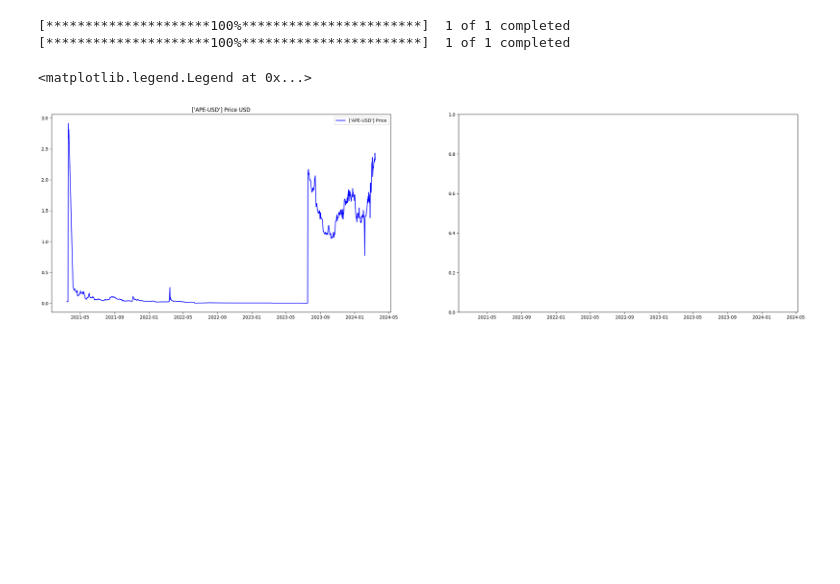
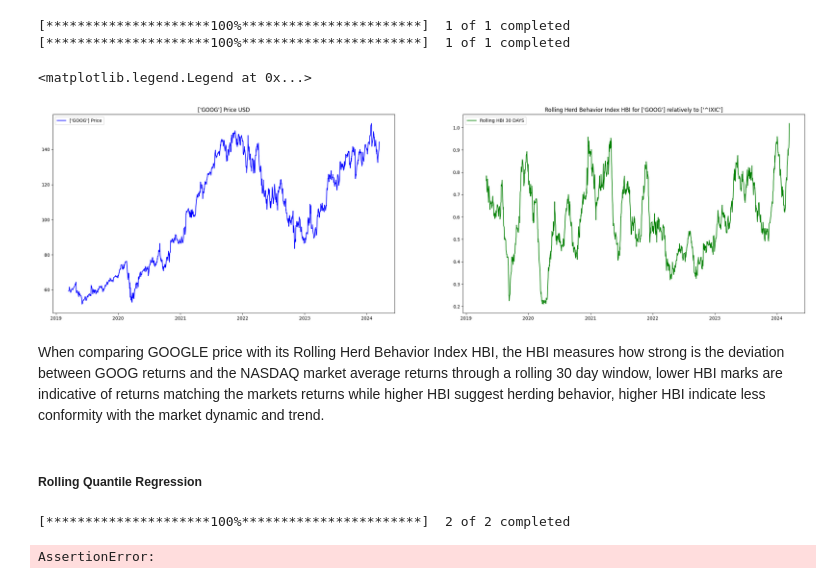
Before and after one commit to HoussamZak/herding_detection_investing, a Jupyter notebook: herding_behavior_idx.ipynb, the cells around one changed output. Cells and saved outputs as stored; diff of their text form; code cells hidden in the pictures; blank space fills up the shorter version.

Commit message:
started to RQR

```diff
--- a/herding_behavior_idx.ipynb
+++ b/herding_behavior_idx.ipynb
@@ -21,27 +21,32 @@ from datetime import date
 from dateutil.relativedelta import relativedelta
 # %%
 #-- Input Assets and Market index of choice according to yahooFinance naming system.
+
 #-- For crypto we must compare with the only benchmark index BTC-USD price
-asset = ['APE-USD']
-market = ['BTC-USD']
+# asset = ['LTC-USD']
+# benchmark = ['BTC-USD']
+
+#-- Whereas for a stock like GOOGLE the benchmark is its market NASDAQ ^IXIC
+asset = ['GOOG']
+benchmark = ['^IXIC']
 # %%
 #-- Collecting 3 years
-start_date = date.today() + relativedelta(months = - 36)
+start_date = date.today() + relativedelta(months = - 60)
 end_date = date.today()
 
 #-- 1h ohlcv data collection
 df_asset = yf.download(asset, start_date, end_date, interval = '1D')
-df_index = yf.download(market, start_date, end_date, interval = '1D')
+df_benchmark = yf.download(benchmark, start_date, end_date, interval = '1D')
 
 #-- Daily returns
 asset_ret = df_asset['Close'].pct_change().dropna()
-index_ret = df_index['Close'].pct_change().dropna()
+benchmark_ret = df_benchmark['Close'].pct_change().dropna()
 
 #-- Rolling window
 window_sz =  30
 
 #-- Rolling Herding Behavior Index
-rolling_HBI = (np.abs(asset_ret - index_ret).rolling(window_sz).mean() /
+rolling_HBI = (np.abs(asset_ret - benchmark_ret).rolling(window_sz).mean() /
                np.abs(asset_ret).rolling(window_sz).mean())
 # %% [output]
 [*********************100%***********************]  1 of 1 completed
@@ -49,18 +54,26 @@ rolling_HBI = (np.abs(asset_ret - index_ret).rolling(window_sz).mean() /
 # %%
 #-- Plotting
 
 fig, (ax1, ax2) = plt.subplots(1, 2 , figsize=(30,8), sharex= True)
 
 
 #-- Plot of selected asset
 ax1.plot(df_asset['Close'], label = f'{asset} Price', color = 'blue')
 ax1.set_title(f'{asset} Price USD')
 ax1.legend()
 
 #-- Plot of index, benchmark
-ax2.plot(df_asset['Close'], label = f'{asset} Price', color = 'blue')
-ax2.set_title(f'{asset} Price USD')
+ax2.plot(rolling_HBI, label = f'Rolling HBI 30 DAYS', color = 'green')
+ax2.set_title(f'Rolling Herd Behavior Index HBI for {asset} relatively to {benchmark}')
 ax2.legend()
 # %% [output]
 <matplotlib.legend.Legend at 0x...>
-[figure, old version]
+[figure, new version]
+# %% [markdown]
+When comparing GOOGLE price with its Rolling Herd Behavior Index HBI, the HBI measures
+how strong is the deviation between GOOG returns and the NASDAQ market average returns
+through a rolling 30 day window, lower HBI marks are indicative of returns matching the
+markets returns while higher HBI suggest herding behavior, higher HBI indicate less
+conformity with the market dynamic and trend.
+# %% [markdown]
+<h5>Rolling Quantile Regression
@@ -66,0 +97,49 @@ ax2.legend()
+# %%
+#-- Select asset ticker and market ticker in
+tickers = ['GOOG', '^IXIC']
+
+#-- Collecting only Close price Data
+df =  yf.download(tickers, start_date, end_date)['Close']
+
+#-- Daily returns
+returns = df.pct_change().dropna()
+
+#-- Dataframe for regression
+reg_df = returns.copy()
+reg_df.columns = [str(tickers[0]), str(tickers[1])]
+
+#-- Defining Rolling Window & Quantiles
+
+quantiles = [0.1, 0.5, 0.9]
+window_sz_q = 252 #-- one year of stock market trading days
+
+#-- Rolling Regression results
+rolling_params = {quantile: {"Intercept": [], "Market": []} for quantile in quantiles}
+
+for start in range(0, len(reg_df) - window_sz_q):
+    window_data = reg_df.iloc[start: start + window_sz_q]
+    for quantile in quantiles:
+        mod = smf.quantreg("GOOG - ^IXIC", window_data)
+        res = mod.fit(q = quantile)
+        rolling_params[quantile]["Intercept"].append(res.params['Intercept'])
+        rolling_params[quantile]["Market"].append(res.params["Market"])
+
+rolling_index = reg_df.index[window_sz_q - 1 : 1]
+rolling_dfs = {quantile: pd.DataFrame(data, index = rolling_index) for quantile, data in rolling_params.items()}
+
+#-- Plot
+
+plt.figure(figsize=(16,9))
+for quantile in quantiles:
+    plt.plot(rolling_dfs[quantile][str(tickers[0])], label = f'Quantile: {quantile}')
+
+plt.title("Rolling Quantile Regression Coeffcicient")
+plt.xlabel("date")
+plt.ylabel("coefficient value")
+plt.legend()
+plt.grid(True)
+plt.tight_layout()
+plt.show()
+# %% [output]
+[*********************100%***********************]  2 of 2 completed
+AssertionError:
```
Also changed, not shown: parts of 2 cells of this notebook, 1 other file.
